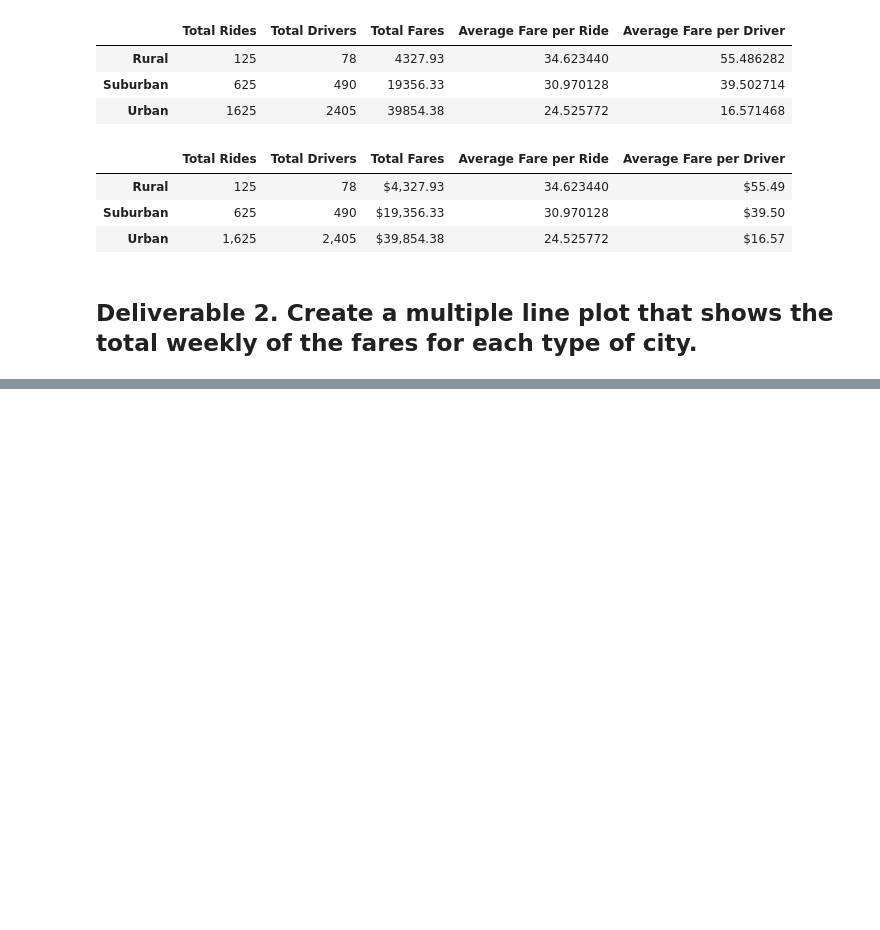
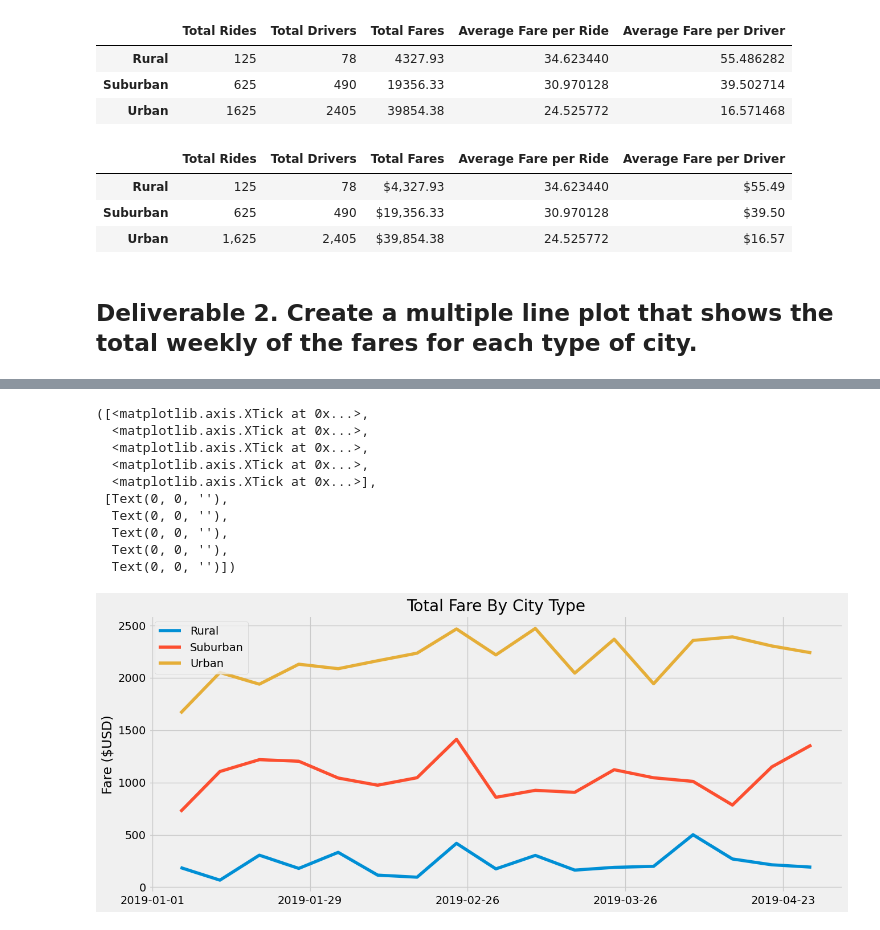
Before and after one commit to mzabrisk/PyBer_Analysis, a Jupyter notebook: PyBer_Challenge.ipynb, the cells around one changed output, grey strips where cells are left out. Saved outputs shown, nothing was run; the diff lists cells and outputs as text; code cells hidden in the pictures; blank space fills up the shorter version.

Commit message:
updated pyber challenge up to graph (almost finished)

```diff
--- a/PyBer_Challenge.ipynb
+++ b/PyBer_Challenge.ipynb
@@ -133,3 +174,5 @@ pyber_summary_df_formatted
 # %%
 # 4. Create a pivot table with the 'date' as the index, the columns ='type', and values='fare'
 # to get the total fares for each type of city by the date.
+pyber_pivot_df = pyber_fares_by_date_df.pivot(index='date', columns='type', values='fare')
+pyber_pivot_df
@@ -136,2 +194,4 @@ pyber_summary_df_formatted
 # %%
 # 5. Create a new DataFrame from the pivot table DataFrame using loc on the given dates, '2019-01-01':'2019-04-29'.
+pyber_jan_april_df = pyber_pivot_df.loc['2019-01-01':'2019-04-29']
+pyber_jan_april_df
@@ -138,5 +213,5 @@ pyber_summary_df_formatted
 # %%
 # 6. Set the "date" index to datetime datatype. This is necessary to use the resample() method in Step 8.
-# df.index = pd.to_datetime(df.index)
+pyber_jan_april_df.index = pd.to_datetime(pyber_jan_april_df.index)
 # %%
 # 7. Check that the datatype for the index is datetime using df.info()
@@ -143,2 +230,4 @@ pyber_summary_df_formatted
 # %%
 # 8. Create a new DataFrame using the "resample()" function by week 'W' and get the sum of the fares for each week.
+pyber_by_week_df = pyber_jan_april_df.resample('W').sum()
+pyber_by_week_df
@@ -151,0 +254,34 @@ style.use('fivethirtyeight')
+# %%
+# 8. Using the object-oriented interface method, plot the resample DataFrame using the df.plot() function.
+
+# Import the style from Matplotlib.
+from matplotlib import style
+import numpy as np
+# Use the graph style fivethirtyeight.
+style.use('fivethirtyeight')
+
+# x_labels = ['Jan', 'Feb', 'Mar', 'Apr']
+x_labels = {'Jan': '2019-01-01', '2019-02-01': 'Feb', '2019-03-01': 'Mar', '2019-04-01': 'Apr', '2019-05-01': 'Mar'}
+x_axis = np.arange(np.datetime64('2019-01-01'), np.datetime64('2019-05-01'), step = np.timedelta64(4, 'W'))
+x_axiss = [x for x in x_axis]
+
+fig, ax = plt.subplots(figsize=(14,6))
+plt.plot(pyber_by_week_df, label=['Rural', 'Suburban', 'Urban'])
+plt.legend(loc='best')
+plt.title('Total Fare By City Type')
+plt.ylabel('Fare ($USD)')
+plt.xticks(x_axiss)
+# plt.xticks(x_axis, x_labels)
+#pyber_by_week_df.plot()
+# %% [output]
+([<matplotlib.axis.XTick at 0x...>,
+  <matplotlib.axis.XTick at 0x...>,
+  <matplotlib.axis.XTick at 0x...>,
+  <matplotlib.axis.XTick at 0x...>,
+  <matplotlib.axis.XTick at 0x...>],
+ [Text(0, 0, ''),
+  Text(0, 0, ''),
+  Text(0, 0, ''),
+  Text(0, 0, ''),
+  Text(0, 0, '')])
+[figure, added]
```
Also changed, not shown: parts of 9 cells of this notebook.
